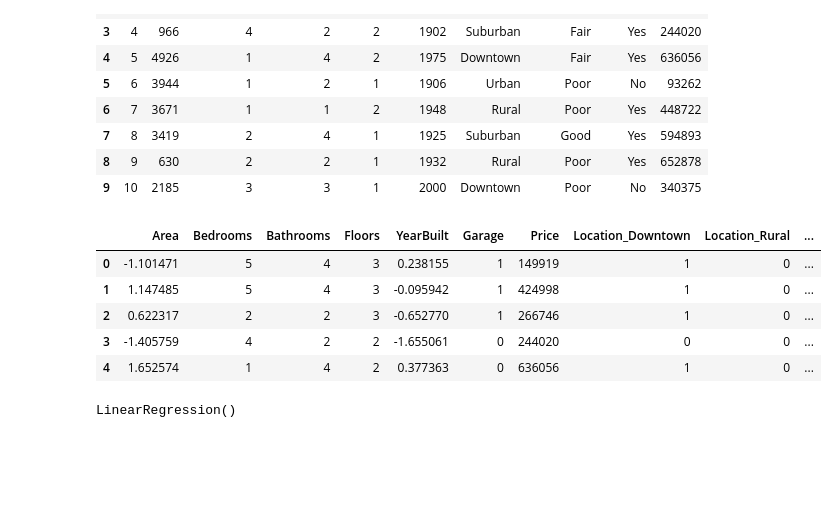
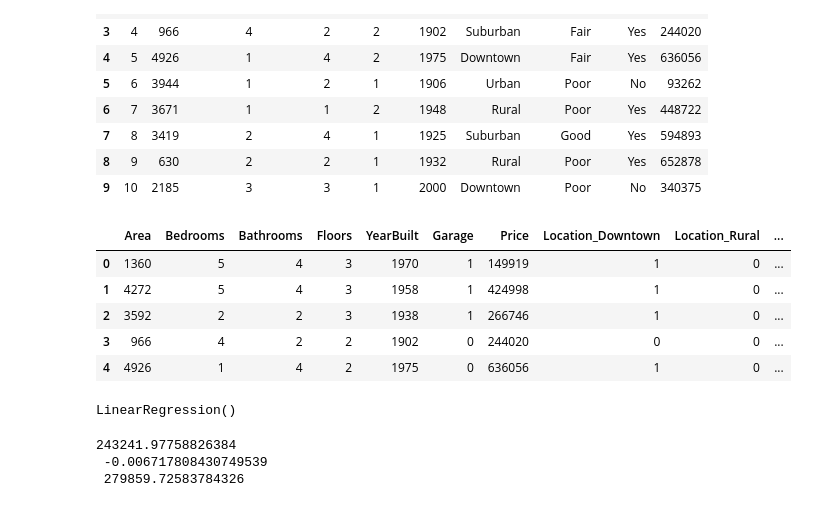
Before and after one commit to Olanle/Revision-Projects-Titanic-HousePrice-ImageClass, a Jupyter notebook: Revision Projects - Titanic, HousePrice, ImageClass.ipynb, the cells around one changed output. Saved outputs shown, nothing was run; the diff lists cells and outputs as text; code cells hidden in the pictures; blank space fills up the shorter version.

```diff
--- a/Revision Projects - Titanic, HousePrice, ImageClass.ipynb
+++ b/Revision Projects - Titanic, HousePrice, ImageClass.ipynb
@@ -180,20 +180,17 @@ data.head(10)
 | 8 | 9 | 630 | 2 | 2 | 1 | 1932 | Rural | Poor | Yes | 652878 |
 | 9 | 10 | 2185 | 3 | 3 | 1 | 2000 | Downtown | Poor | No | 340375 |
 # %%
-# Preprocessing
-from sklearn.preprocessing import StandardScaler
-scaler = StandardScaler()
+# Preprocessing Data
 data.drop(columns=['Id'], inplace=True)
-data[['Area', 'YearBuilt']] = scaler.fit_transform(data[['Area', 'YearBuilt']])
 data['Garage'] = data['Garage'].map({'Yes': 0, 'No': 1})
 data = pd.get_dummies(data, columns=['Location', 'Condition'], dtype=int)
 data.head()
 # %% [output]
 |  | Area | Bedrooms | Bathrooms | Floors | YearBuilt | Garage | Price | Location_Downtown | Location_Rural | ... |
-| 0 | -1.101471 | 5 | 4 | 3 | 0.238155 | 1 | 149919 | 1 | 0 | ... |
-| 1 | 1.147485 | 5 | 4 | 3 | -0.095942 | 1 | 424998 | 1 | 0 | ... |
-| 2 | 0.622317 | 2 | 2 | 3 | -0.652770 | 1 | 266746 | 1 | 0 | ... |
-| 3 | -1.405759 | 4 | 2 | 2 | -1.655061 | 0 | 244020 | 0 | 0 | ... |
-| 4 | 1.652574 | 1 | 4 | 2 | 0.377363 | 0 | 636056 | 1 | 0 | ... |
+| 0 | 1360 | 5 | 4 | 3 | 1970 | 1 | 149919 | 1 | 0 | ... |
+| 1 | 4272 | 5 | 4 | 3 | 1958 | 1 | 424998 | 1 | 0 | ... |
+| 2 | 3592 | 2 | 2 | 3 | 1938 | 1 | 266746 | 1 | 0 | ... |
+| 3 | 966 | 4 | 2 | 2 | 1902 | 0 | 244020 | 0 | 0 | ... |
+| 4 | 4926 | 1 | 4 | 2 | 1975 | 0 | 636056 | 1 | 0 | ... |
 # %%
 # Splitting Data
@@ -210,2 +213,13 @@ model.fit(x, y)
 # %% [output]
 LinearRegression()
+# %%
+from sklearn.metrics import mean_absolute_error, r2_score, root_mean_squared_error
+y_pred = model.predict(x_test)
+mae = mean_absolute_error(y_test, y_pred)
+r2 = r2_score(y_test, y_pred)
+rmse = root_mean_squared_error(y_test, y_pred)
+print(mae,'\n',r2,'\n',rmse)
+# %% [output]
+243241.97758826384
+ -0.006717808430749539
+ 279859.72583784326
```
Also changed, not shown: parts of 3 cells of this notebook.
